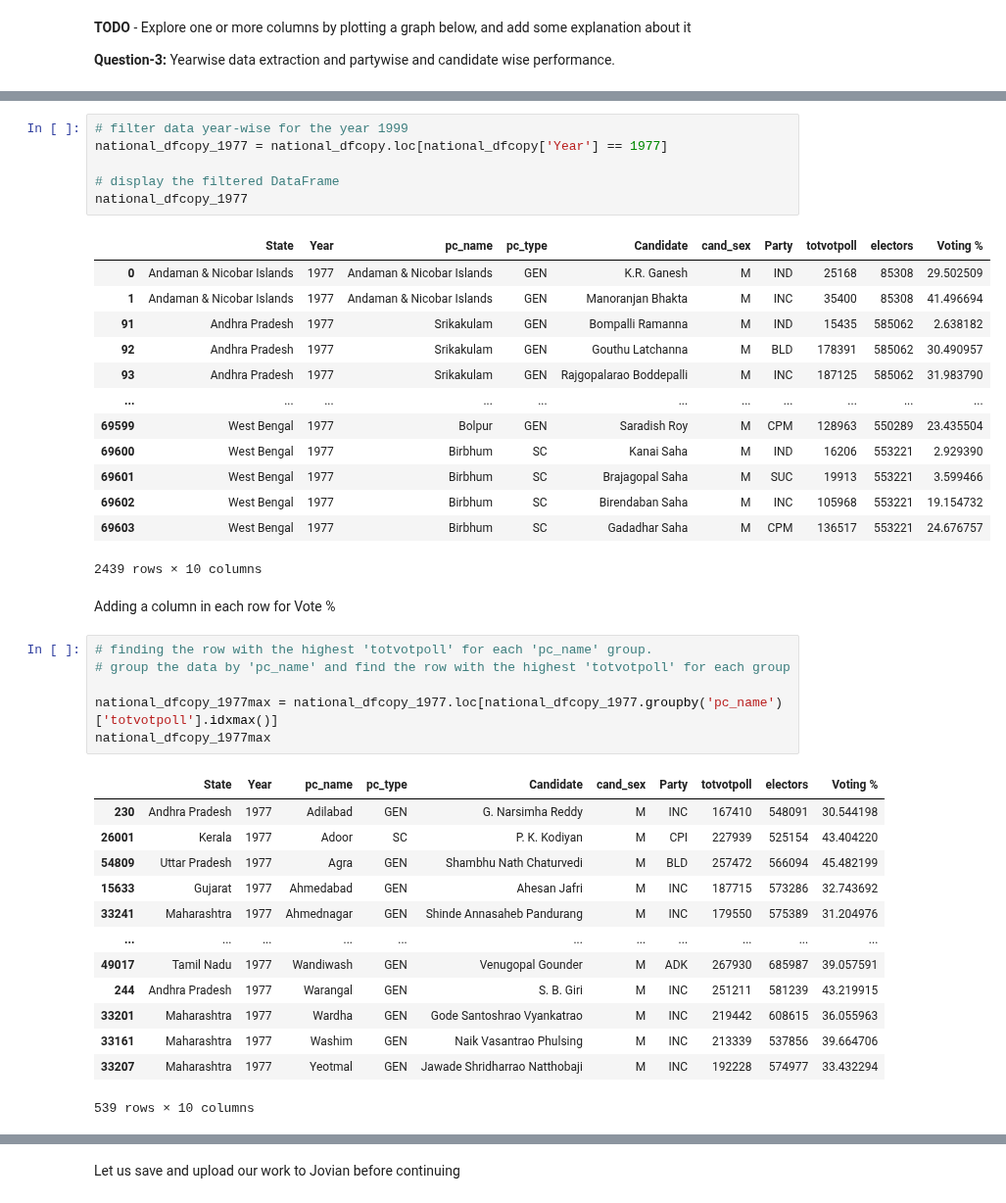
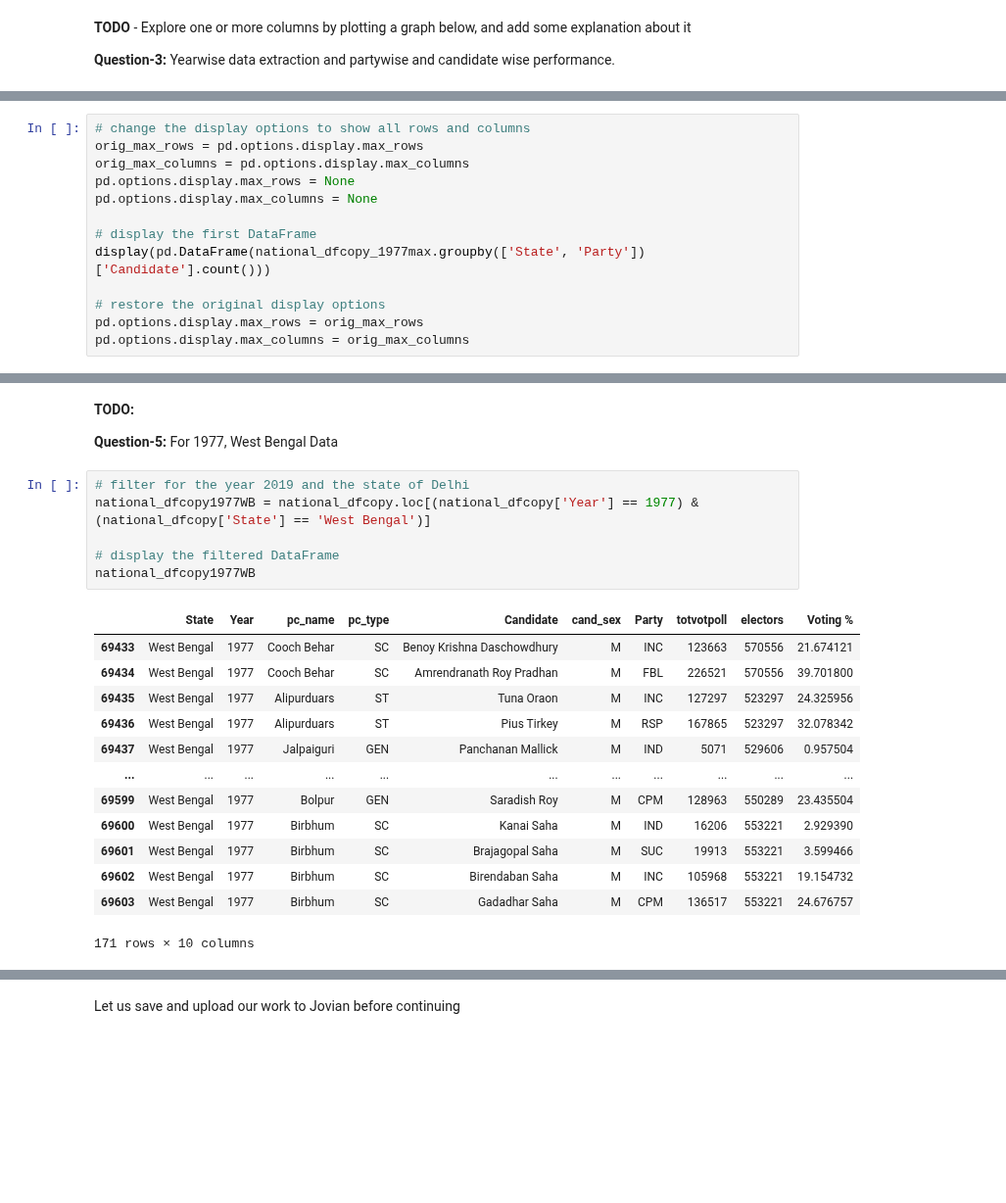
Before and after one commit to arunp77/Python-programming, a Jupyter notebook: Python-fundamental/zerotopandas_course_project.ipynb, the cells around one changed output, grey strips where cells are left out. Shown at 98% size. Drawn from its saved outputs; the diff is of its cells as text; blank space fills up the shorter version.

Commit message:
EDA2 fineished on indian national election

```diff
--- a/Python-fundamental/zerotopandas_course_project.ipynb
+++ b/Python-fundamental/zerotopandas_course_project.ipynb
@@ -652,0 +797,13 @@ national_dfcopy
+# %%
+# change the display options to show all rows and columns
+orig_max_rows = pd.options.display.max_rows
+orig_max_columns = pd.options.display.max_columns
+pd.options.display.max_rows = None
+pd.options.display.max_columns = None
+
+# display the first DataFrame
+display(pd.DataFrame(national_dfcopy_1977max.groupby(['State', 'Party'])['Candidate'].count()))
+
+# restore the original display options
+pd.options.display.max_rows = orig_max_rows
+pd.options.display.max_columns = orig_max_columns
@@ -653,42 +829,24 @@ national_dfcopy
+# %% [markdown]
+**TODO:**
+
+**Question-5:** For 1977, West Bengal Data
 # %%
-# filter data year-wise for the year 1999
-national_dfcopy_1977 = national_dfcopy.loc[national_dfcopy['Year'] == 1977]
+# filter for the year 2019 and the state of Delhi
+national_dfcopy1977WB = national_dfcopy.loc[(national_dfcopy['Year'] == 1977) & (national_dfcopy['State'] == 'West Bengal')]
 
 # display the filtered DataFrame
-national_dfcopy_1977
+national_dfcopy1977WB
 # %% [output]
 |  | State | Year | pc_name | pc_type | Candidate | cand_sex | Party | totvotpoll | electors | Voting % |
-| 0 | Andaman & Nicobar Islands | 1977 | Andaman & Nicobar Islands | GEN | K.R. Ganesh | M | IND | 25168 | 85308 | 29.502509 |
-| 1 | Andaman & Nicobar Islands | 1977 | Andaman & Nicobar Islands | GEN | Manoranjan Bhakta | M | INC | 35400 | 85308 | 41.496694 |
-| 91 | Andhra Pradesh | 1977 | Srikakulam | GEN | Bompalli Ramanna | M | IND | 15435 | 585062 | 2.638182 |
-| 92 | Andhra Pradesh | 1977 | Srikakulam | GEN | Gouthu Latchanna | M | BLD | 178391 | 585062 | 30.490957 |
-| 93 | Andhra Pradesh | 1977 | Srikakulam | GEN | Rajgopalarao Boddepalli | M | INC | 187125 | 585062 | 31.983790 |
+| 69433 | West Bengal | 1977 | Cooch Behar | SC | Benoy Krishna Daschowdhury | M | INC | 123663 | 570556 | 21.674121 |
+| 69434 | West Bengal | 1977 | Cooch Behar | SC | Amrendranath Roy Pradhan | M | FBL | 226521 | 570556 | 39.701800 |
+| 69435 | West Bengal | 1977 | Alipurduars | ST | Tuna Oraon | M | INC | 127297 | 523297 | 24.325956 |
+| 69436 | West Bengal | 1977 | Alipurduars | ST | Pius Tirkey | M | RSP | 167865 | 523297 | 32.078342 |
+| 69437 | West Bengal | 1977 | Jalpaiguri | GEN | Panchanan Mallick | M | IND | 5071 | 529606 | 0.957504 |
 | ... | ... | ... | ... | ... | ... | ... | ... | ... | ... | ... |
 | 69599 | West Bengal | 1977 | Bolpur | GEN | Saradish Roy | M | CPM | 128963 | 550289 | 23.435504 |
 | 69600 | West Bengal | 1977 | Birbhum | SC | Kanai Saha | M | IND | 16206 | 553221 | 2.929390 |
 | 69601 | West Bengal | 1977 | Birbhum | SC | Brajagopal Saha | M | SUC | 19913 | 553221 | 3.599466 |
 | 69602 | West Bengal | 1977 | Birbhum | SC | Birendaban Saha | M | INC | 105968 | 553221 | 19.154732 |
 | 69603 | West Bengal | 1977 | Birbhum | SC | Gadadhar Saha | M | CPM | 136517 | 553221 | 24.676757 |
-2439 rows × 10 columns
+171 rows × 10 columns
-# %% [markdown]
-Adding a column in each row for Vote %
-# %%
-# finding the row with the highest 'totvotpoll' for each 'pc_name' group.
-# group the data by 'pc_name' and find the row with the highest 'totvotpoll' for each group
-
-national_dfcopy_1977max = national_dfcopy_1977.loc[national_dfcopy_1977.groupby('pc_name')['totvotpoll'].idxmax()]
-national_dfcopy_1977max
-# %% [output]
-|  | State | Year | pc_name | pc_type | Candidate | cand_sex | Party | totvotpoll | electors | Voting % |
-| 230 | Andhra Pradesh | 1977 | Adilabad | GEN | G. Narsimha Reddy | M | INC | 167410 | 548091 | 30.544198 |
-| 26001 | Kerala | 1977 | Adoor | SC | P. K. Kodiyan | M | CPI | 227939 | 525154 | 43.404220 |
-| 54809 | Uttar Pradesh | 1977 | Agra | GEN | Shambhu Nath Chaturvedi | M | BLD | 257472 | 566094 | 45.482199 |
-| 15633 | Gujarat | 1977 | Ahmedabad | GEN | Ahesan Jafri | M | INC | 187715 | 573286 | 32.743692 |
-| 33241 | Maharashtra | 1977 | Ahmednagar | GEN | Shinde Annasaheb Pandurang | M | INC | 179550 | 575389 | 31.204976 |
-| ... | ... | ... | ... | ... | ... | ... | ... | ... | ... | ... |
-| 49017 | Tamil Nadu | 1977 | Wandiwash | GEN | Venugopal Gounder | M | ADK | 267930 | 685987 | 39.057591 |
-| 244 | Andhra Pradesh | 1977 | Warangal | GEN | S. B. Giri | M | INC | 251211 | 581239 | 43.219915 |
-| 33201 | Maharashtra | 1977 | Wardha | GEN | Gode Santoshrao Vyankatrao | M | INC | 219442 | 608615 | 36.055963 |
-| 33161 | Maharashtra | 1977 | Washim | GEN | Naik Vasantrao Phulsing | M | INC | 213339 | 537856 | 39.664706 |
-| 33207 | Maharashtra | 1977 | Yeotmal | GEN | Jawade Shridharrao Natthobaji | M | INC | 192228 | 574977 | 33.432294 |
-539 rows × 10 columns
```
Also changed, not shown: parts of 59 cells of this notebook.
